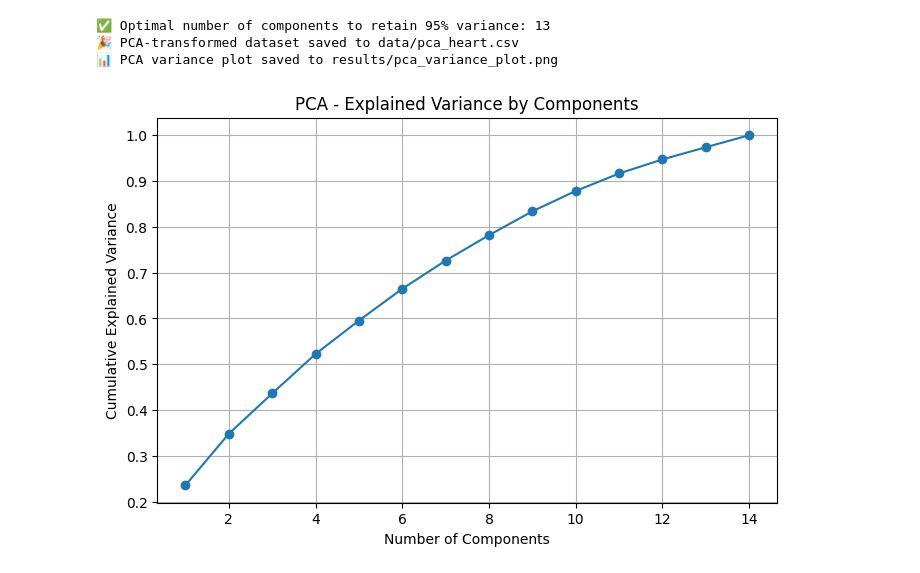
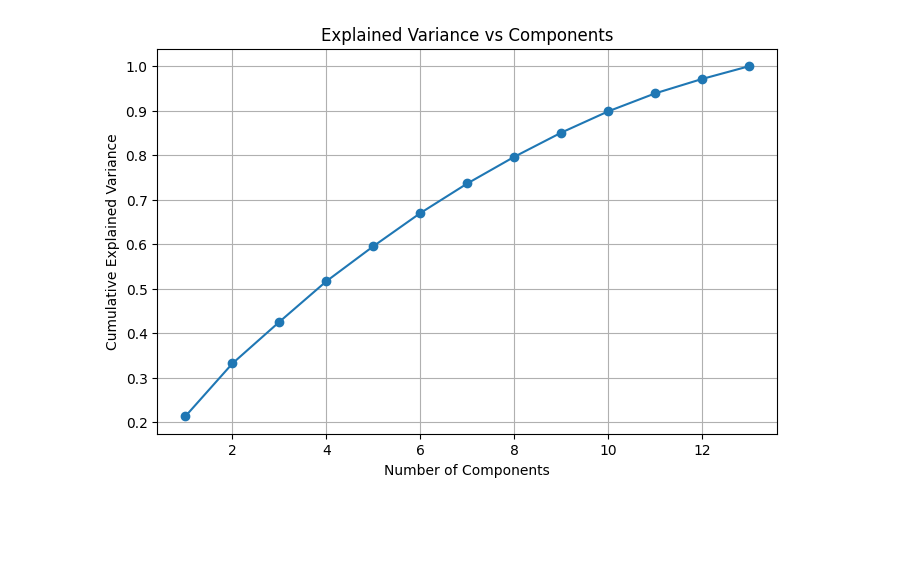
Before and after one commit to Void-sleepy/Heart_Disease, a Jupyter notebook: notebooks/02_pca_analysis.ipynb, the cells around one changed output. Saved outputs shown, nothing was run; the diff lists cells and outputs as text; code cells hidden in the pictures; blank space fills up the shorter version.

```diff
--- a/notebooks/02_pca_analysis.ipynb
+++ b/notebooks/02_pca_analysis.ipynb
@@ -4,5 +3,5 @@ import pandas as pd
 import matplotlib.pyplot as plt
 from sklearn.decomposition import PCA
 # %%
-df = pd.read_csv("D:\\DATA_PROJECT\\data\\cleaned_heart.csv")
-df
+data = "../data/heart_disease_cleaned.csv"
+df = pd.read_csv(data)
@@ -27,36 +26,23 @@ df.shape
-# %%
-# 2. Apply PCA
-pca = PCA()
-pca_data = pca.fit_transform(df)
-
-# 3. Explained variance ratio
-explained_variance = pca.explained_variance_ratio_
-
-# 4. Choose number of components (keep 95% variance)
-cum_var = explained_variance.cumsum()
-n_components = (cum_var < 0.95).sum() + 1
-print(f"✅ Optimal number of components to retain 95% variance: {n_components}")
-
-# 5. Transform dataset with optimal components
-pca_final = PCA(n_components=n_components)
-pca_transformed = pca_final.fit_transform(df)
-
-# 6. Save PCA dataset
-pca_df = pd.DataFrame(pca_transformed, columns=[f"PC{i+1}" for i in range(n_components)])
-pca_df.to_csv("D:\\DATA_PROJECT\\data\\pca_heart.csv", index=False)
-print("🎉 PCA-transformed dataset saved to data/pca_heart.csv")
-
-# 7. Visualizations
-plt.figure(figsize=(8,5))
-plt.plot(range(1, len(cum_var)+1), cum_var, marker="o")
-plt.xlabel("Number of Components")
-plt.ylabel("Cumulative Explained Variance")
-plt.title("PCA - Explained Variance by Components")
-plt.grid(True)
-plt.savefig("D:\\DATA_PROJECT\\data\\pca_variance_plot.png")
-print("📊 PCA variance plot saved to results/pca_variance_plot.png")
-# %% [output]
-✅ Optimal number of components to retain 95% variance: 13
-🎉 PCA-transformed dataset saved to data/pca_heart.csv
-📊 PCA variance plot saved to results/pca_variance_plot.png
-[figure, removed]
+# %%
+if 'target' in df.columns:
+    X = df.drop(columns=['target'])
+    y = df['target']
+else:
+    X = df.copy()
+    y = None
+# %%
+pca = PCA()
+X_pca = pca.fit_transform(X)
+
+explained_variance = pca.explained_variance_ratio_
+cumulative_variance = explained_variance.cumsum()
+# %%
+plt.figure(figsize=(8, 5))
+plt.plot(range(1, len(cumulative_variance) + 1), cumulative_variance, marker='o')
+plt.xlabel("Number of Components")
+plt.ylabel("Cumulative Explained Variance")
+plt.title("Explained Variance vs Components")
+plt.grid()
+plt.show()
+# %% [output]
+[figure, added]
```
Also changed, not shown: parts of 7 cells of this notebook, 7 other files.
